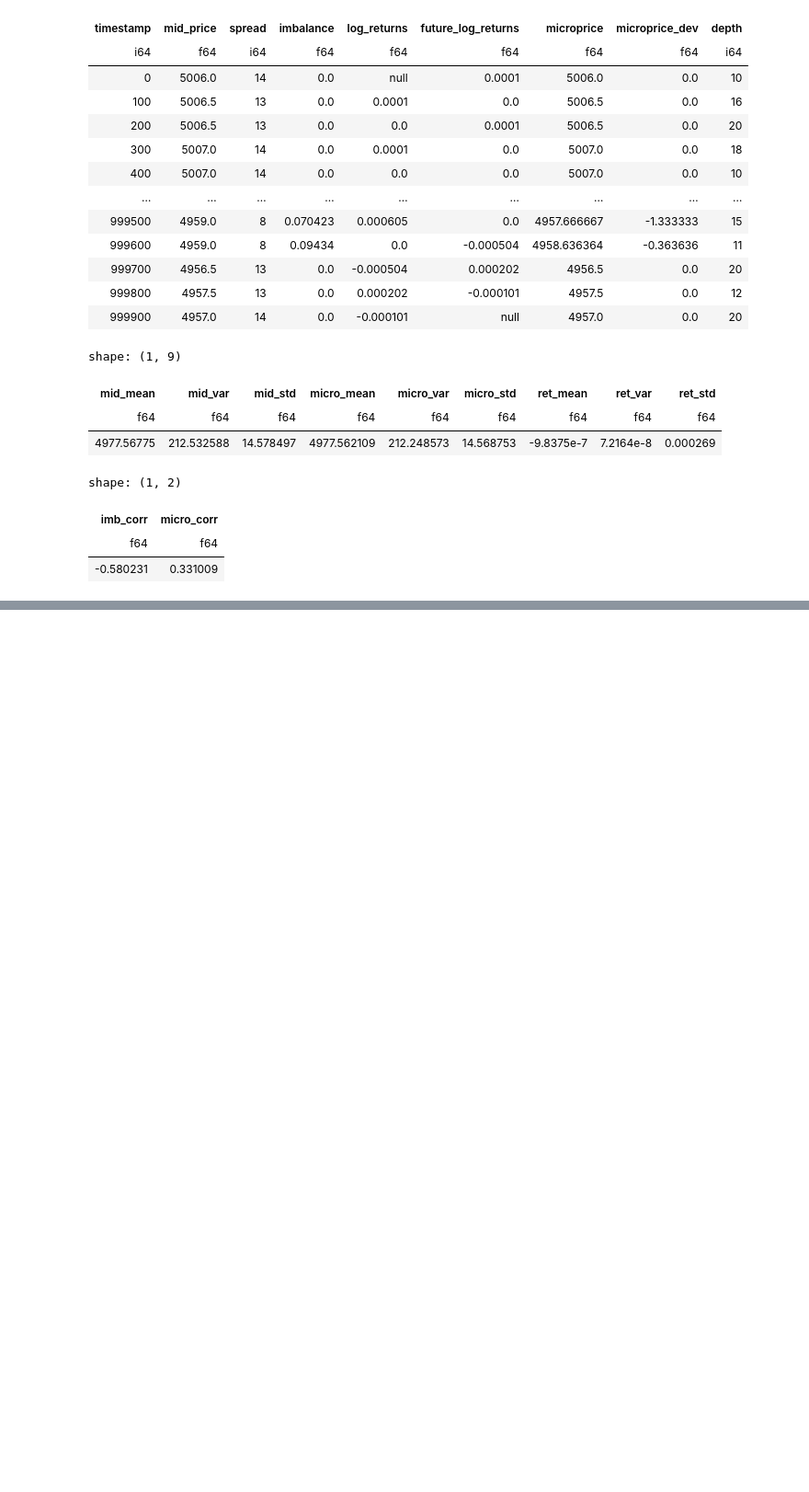
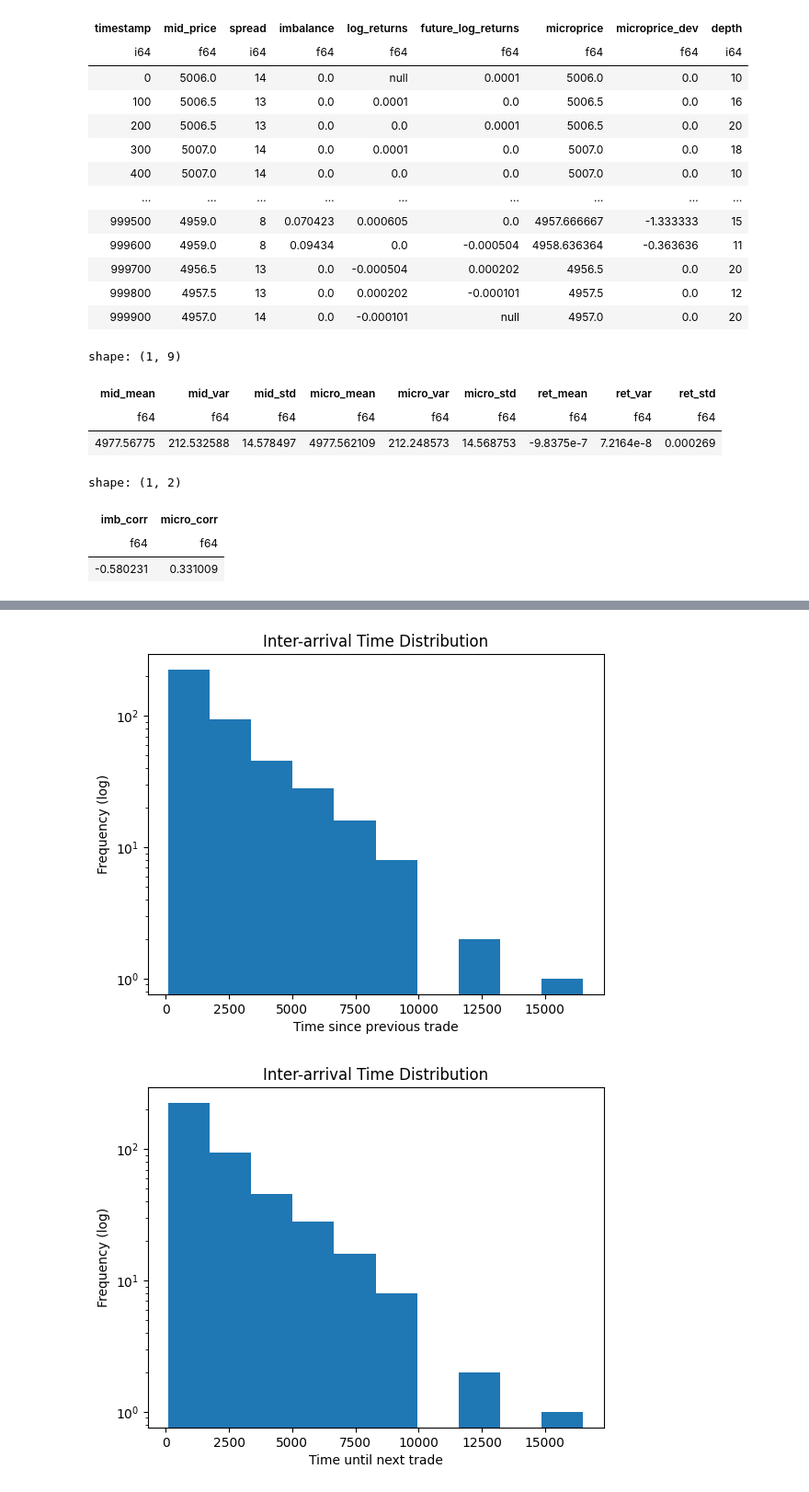
Before and after one commit to MrMoneyInTheBank/Prosperity, a Jupyter notebook: src/notebooks/products_analysis/tomatoes.ipynb, the cells around one changed output, grey strips where cells are left out. Shown at 92% size. Drawn from its saved outputs; the diff is of its cells as text; code cells hidden in the pictures; blank space fills up the shorter version.

Commit message:
chore: tomatoes notebook upkeep

```diff
--- a/src/notebooks/products_analysis/tomatoes.ipynb
+++ b/src/notebooks/products_analysis/tomatoes.ipynb
@@ -4,11 +4,24 @@ import typing as t
 import polars as pl
 
 from src.config.constants import Product
-from src.research import AnalysisResult, run_analysis
+from src.research import (
+    AnalysisResult,
+    OrderbookAnalysisResult,
+    Plots,
+    TradesAnalysisResult,
+    run_analysis,
+    display_plots,
+)
 
 TOMATOES: t.Final[Product] = Product.TOMATOES
 ROUND: t.Final[int] = 0
 DAY: t.Final[int] = -1
+
+analysis_result: t.Final[AnalysisResult] = run_analysis(ROUND, DAY, TOMATOES)
+orderbook_analysis: t.Final[OrderbookAnalysisResult] = (
+    analysis_result.orderbook_analysis_result
+)
+trades_analysis: t.Final[TradesAnalysisResult] = analysis_result.trades_analysis_result
 # %% [markdown]
 # Orderbook Analysis
 # %%
@@ -67,0 +84,11 @@ shape: (1, 2)
+# %%
+trades_data: t.Final[pl.DataFrame] = trades_analysis.trades_data
+time_interval_stats: t.Final[pl.DataFrame] = trades_analysis.time_interval_stats
+quantities_stats: t.Final[pl.DataFrame] = trades_analysis.quantities_stats
+order_side_stats: t.Final[pl.DataFrame] = trades_analysis.order_side_stats
+trade_price_streaks_stats: t.Final[pl.DataFrame] = (
+    trades_analysis.trade_price_streaks_stats
+)
+trades_plots: t.Final[Plots] = trades_analysis.plots
+
+trades_data
@@ -67,0 +148,5 @@ shape: (1, 2)
+# %%
+display_plots(trades_plots)
+# %% [output]
+[figure, added]
+[figure, added]
```
Also changed, not shown: parts of 8 cells of this notebook.
